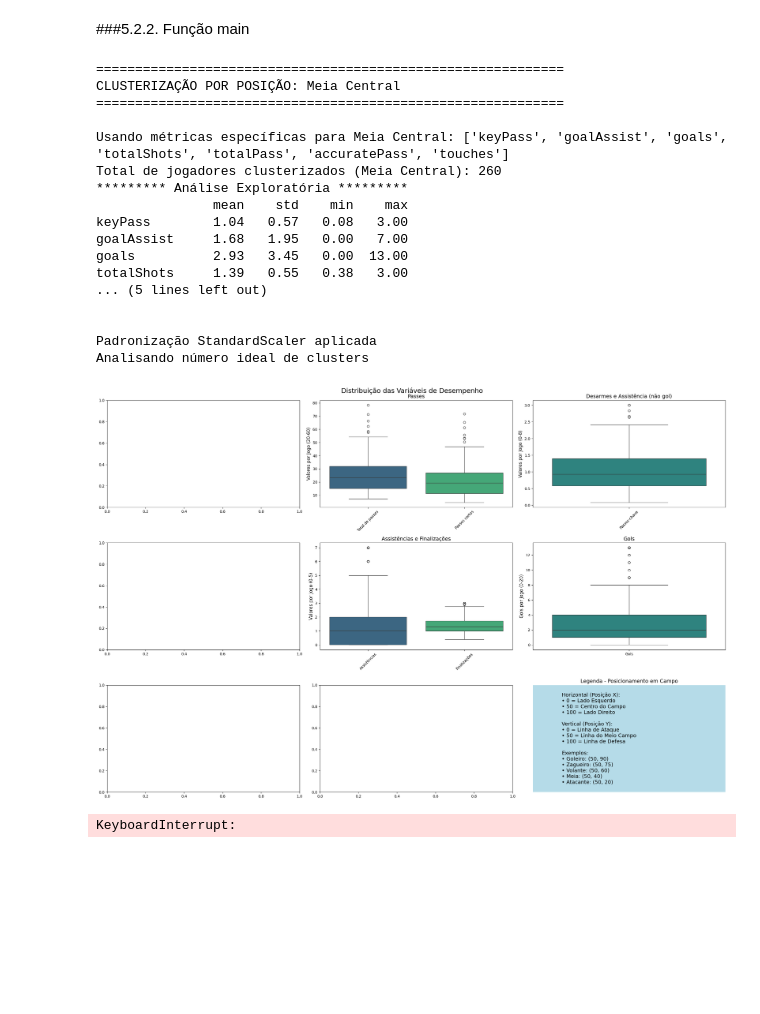
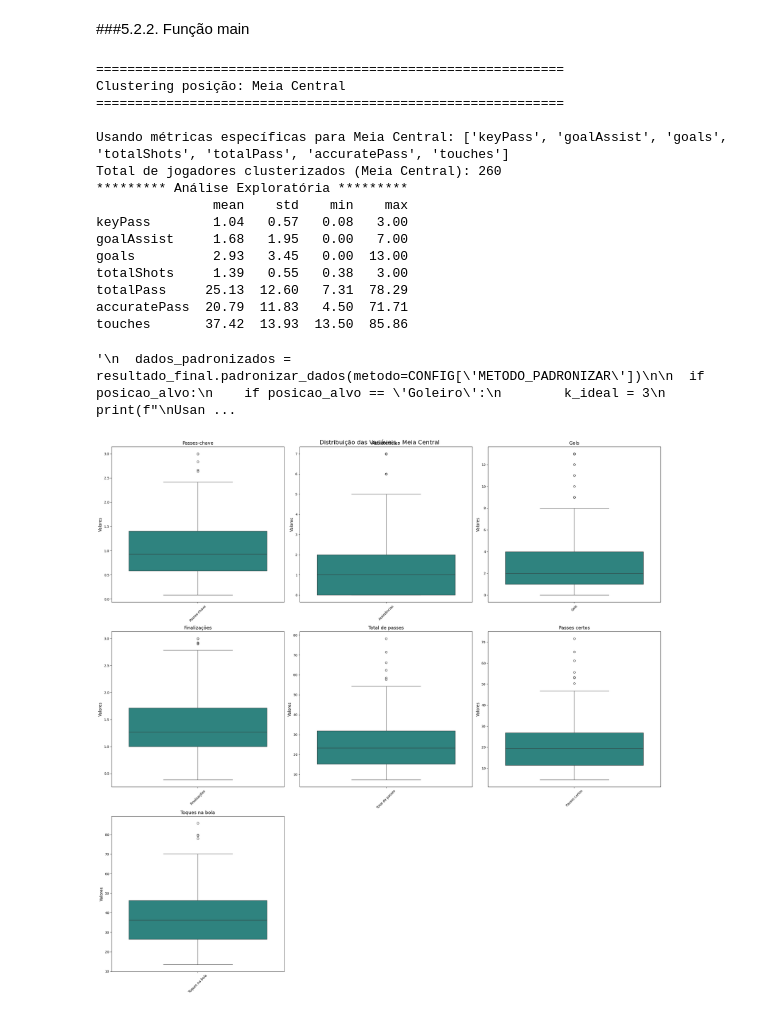
Before and after one commit to jillianb2m/tcc-futebol-analise, a Jupyter notebook: tcc_ml_futebol.ipynb, the cells around one changed output. Saved outputs shown, nothing was run; the diff lists cells and outputs as text; code cells hidden in the pictures; blank space fills up the shorter version.

```diff
--- a/tcc_ml_futebol.ipynb
+++ b/tcc_ml_futebol.ipynb
@@ -1033,8 +1001,18 @@ def main(posicao_alvo=None, min_jogos=CONFIG['MIN_JOGOS']):
     print(f"Jogadores insuficientes para clustering: {len(resultado_final.dados_cluster)}")
     return None
 
+
   resultado_final.explorar_variaveis_dataframe()
 
+  if not posicao_alvo:
+    resultado_final.identificar_reforcos_elenco()
+
+  return resultado_final
+
+if __name__ == "__main__":
+  main('Meia Central')
+
+"""
   dados_padronizados = resultado_final.padronizar_dados(metodo=CONFIG['METODO_PADRONIZAR'])
 
   if posicao_alvo:
@@ -1073,38 +1051,37 @@ def main(posicao_alvo=None, min_jogos=CONFIG['MIN_JOGOS']):
   print("="*60)
   resultado_final.aplicar_kmeans(n_clusters=k_ideal)
 
   print("\n" + "="*60)
   print("ANOVA PARA K-MEANS")
   print("="*60)
   resultado_final.comparar_clusters_anova()
   resultado_final.plot_anova(resultado_final.df_anova)
 
   resultado_final.interpretar_perfis_clusters()
 
   if not posicao_alvo:
     resultado_final.identificar_reforcos_elenco()
 
   return resultado_final
 
 if __name__ == "__main__":
   main('Meia Central')
+"""
 # %% [output]
 ============================================================
-CLUSTERIZAÇÃO POR POSIÇÃO: Meia Central
+Clustering posição: Meia Central
 ============================================================
 
 Usando métricas específicas para Meia Central: ['keyPass', 'goalAssist', 'goals', 'totalShots', 'totalPass', 'accuratePass', 'touches']
 Total de jogadores clusterizados (Meia Central): 260
 ********* Análise Exploratória *********
                mean    std    min    max
 keyPass        1.04   0.57   0.08   3.00
 goalAssist     1.68   1.95   0.00   7.00
 goals          2.93   3.45   0.00  13.00
 totalShots     1.39   0.55   0.38   3.00
-... (5 lines left out)
-
-
-Padronização StandardScaler aplicada
-Analisando número ideal de clusters
+totalPass     25.13  12.60   7.31  78.29
+accuratePass  20.79  11.83   4.50  71.71
+touches       37.42  13.93  13.50  85.86
+'\n  dados_padronizados = resultado_final.padronizar_dados(metodo=CONFIG[\'METODO_PADRONIZAR\'])\n\n  if posicao_alvo:\n    if posicao_alvo == \'Goleiro\':\n        k_ideal = 3\n        print(f"\nUsan ...
-[figure, old version]
+[figure, new version]
-KeyboardInterrupt:
```
Also changed, not shown: parts of 2 cells of this notebook.
